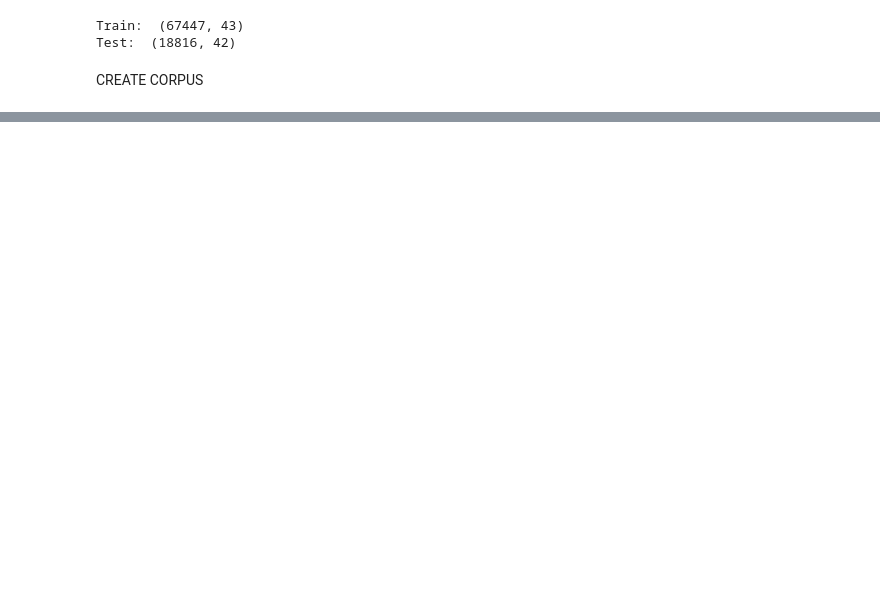
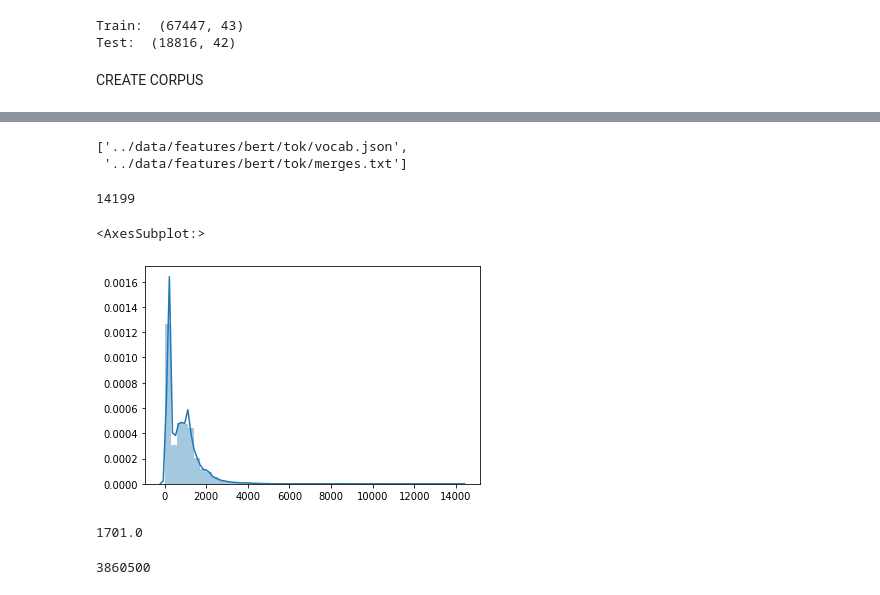
Before and after one commit to VictorCallejas/GeneticEngineeringAttributionChallenge, a Jupyter notebook: notebooks/bert.ipynb, the cells around one changed output, grey strips where cells are left out. Drawn from its saved outputs; the diff is of its cells as text; code cells hidden in the pictures; blank space fills up the shorter version.

```diff
--- a/notebooks/bert.ipynb
+++ b/notebooks/bert.ipynb
@@ -212,0 +78,35 @@ for epochs in range(0,epochs):
+# %%
+tokenizer.save_model('../data/features/bert/tok/')
+# %% [output]
+['../data/features/bert/tok/vocab.json',
+ '../data/features/bert/tok/merges.txt']
+# %%
+from transformers import RobertaTokenizerFast
+
+tokenizer = RobertaTokenizerFast.from_pretrained("../data/features/bert/tok/")
+
+sequences = pd.concat([train.sequence,test.sequence],axis=0).values
+
+max_len = 0
+
+lenghts = []
+
+for seq in tqdm(sequences,total=len(sequences)):
+    input_ids = tokenizer.encode(seq, add_special_tokens=True)
+    l = len(input_ids)
+    max_len = max(max_len, l)
+    lenghts.append(l)
+
+print(max_len)
+# %% [output]
+14199
+# %%
+import seaborn as sns
+sns.distplot(lenghts)
+# %% [output]
+<AxesSubplot:>
+[figure, added]
+# %%
+np.percentile(lenghts,90)
+# %% [output]
+1701.0
@@ -212,0 +133,4 @@ for epochs in range(0,epochs):
+# %%
+model.num_parameters()
+# %% [output]
+3860500
```
Also changed, not shown: parts of 43 cells of this notebook, 37 other files.
